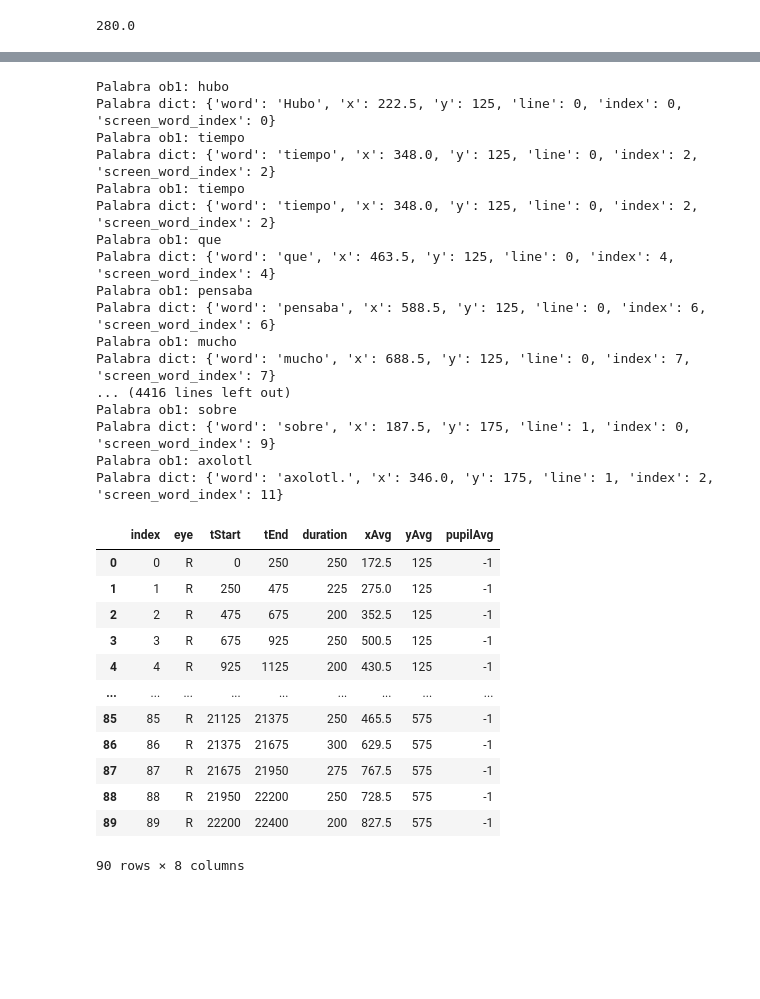
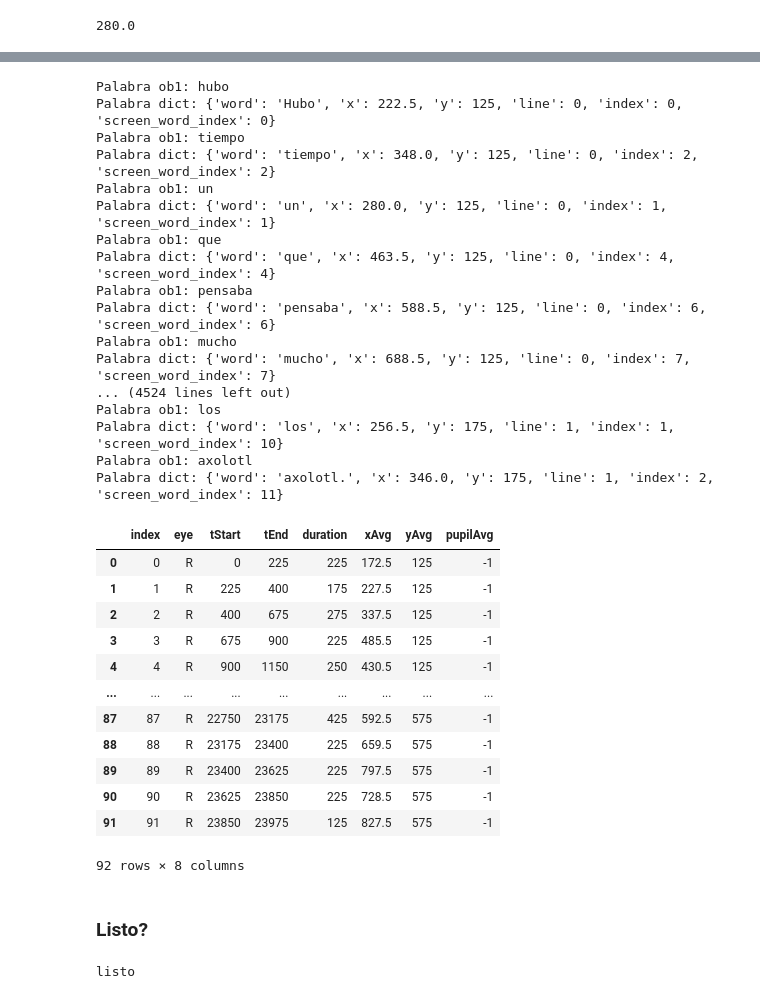
Before and after one commit to NeuroLIAA/reading-et, a Jupyter notebook: conversion/convertir.ipynb, the cells around one changed output, grey strips where cells are left out. Saved outputs shown, nothing was run; the diff lists cells and outputs as text; code cells hidden in the pictures; blank space fills up the shorter version.

```diff
--- a/conversion/convertir.ipynb
+++ b/conversion/convertir.ipynb
@@ -432,7 +446,7 @@ for i in range(df["text_id"].nunique()):
                          })
 
     output_df = pd.DataFrame(data)
-    output_dir = f"/home/lucy/Documents/facu/reading-et-main/data/processed_one/trials/DG01/Axolotl/screen_{i+1}/fixations.pkl"
+    output_dir = f"/home/lucy/Documents/facu/reading-et/data/processed/trials/{sujeto}/Axolotl/screen_{i+1}/fixations.pkl"
     if os.path.exists(output_dir):
         os.remove(output_dir)
     output_df = pd.to_pickle(output_df, output_dir)
@@ -441,33 +455,39 @@ Palabra ob1: hubo
 Palabra dict: {'word': 'Hubo', 'x': 222.5, 'y': 125, 'line': 0, 'index': 0, 'screen_word_index': 0}
 Palabra ob1: tiempo
 Palabra dict: {'word': 'tiempo', 'x': 348.0, 'y': 125, 'line': 0, 'index': 2, 'screen_word_index': 2}
-Palabra ob1: tiempo
-Palabra dict: {'word': 'tiempo', 'x': 348.0, 'y': 125, 'line': 0, 'index': 2, 'screen_word_index': 2}
+Palabra ob1: un
+Palabra dict: {'word': 'un', 'x': 280.0, 'y': 125, 'line': 0, 'index': 1, 'screen_word_index': 1}
 Palabra ob1: que
 Palabra dict: {'word': 'que', 'x': 463.5, 'y': 125, 'line': 0, 'index': 4, 'screen_word_index': 4}
 Palabra ob1: pensaba
 Palabra dict: {'word': 'pensaba', 'x': 588.5, 'y': 125, 'line': 0, 'index': 6, 'screen_word_index': 6}
 Palabra ob1: mucho
 Palabra dict: {'word': 'mucho', 'x': 688.5, 'y': 125, 'line': 0, 'index': 7, 'screen_word_index': 7}
-... (4416 lines left out)
-Palabra ob1: sobre
-Palabra dict: {'word': 'sobre', 'x': 187.5, 'y': 175, 'line': 1, 'index': 0, 'screen_word_index': 9}
+... (4524 lines left out)
+Palabra ob1: los
+Palabra dict: {'word': 'los', 'x': 256.5, 'y': 175, 'line': 1, 'index': 1, 'screen_word_index': 10}
 Palabra ob1: axolotl
 Palabra dict: {'word': 'axolotl.', 'x': 346.0, 'y': 175, 'line': 1, 'index': 2, 'screen_word_index': 11}
 # %%
-df_aver = pd.read_pickle("/home/lucy/Documents/facu/reading-et-main/data/processed_one/trials/DG01/Axolotl/screen_4/fixations.pkl")
+df_aver = pd.read_pickle(f"/home/lucy/Documents/facu/reading-et/data/processed/trials/{sujeto}/Axolotl/screen_4/fixations.pkl")
 df_aver
 # %% [output]
 |  | index | eye | tStart | tEnd | duration | xAvg | yAvg | pupilAvg |
-| 0 | 0 | R | 0 | 250 | 250 | 172.5 | 125 | -1 |
-| 1 | 1 | R | 250 | 475 | 225 | 275.0 | 125 | -1 |
-| 2 | 2 | R | 475 | 675 | 200 | 352.5 | 125 | -1 |
-| 3 | 3 | R | 675 | 925 | 250 | 500.5 | 125 | -1 |
-| 4 | 4 | R | 925 | 1125 | 200 | 430.5 | 125 | -1 |
+| 0 | 0 | R | 0 | 225 | 225 | 172.5 | 125 | -1 |
+| 1 | 1 | R | 225 | 400 | 175 | 227.5 | 125 | -1 |
+| 2 | 2 | R | 400 | 675 | 275 | 337.5 | 125 | -1 |
+| 3 | 3 | R | 675 | 900 | 225 | 485.5 | 125 | -1 |
+| 4 | 4 | R | 900 | 1150 | 250 | 430.5 | 125 | -1 |
 | ... | ... | ... | ... | ... | ... | ... | ... | ... |
-| 85 | 85 | R | 21125 | 21375 | 250 | 465.5 | 575 | -1 |
-| 86 | 86 | R | 21375 | 21675 | 300 | 629.5 | 575 | -1 |
-| 87 | 87 | R | 21675 | 21950 | 275 | 767.5 | 575 | -1 |
-| 88 | 88 | R | 21950 | 22200 | 250 | 728.5 | 575 | -1 |
-| 89 | 89 | R | 22200 | 22400 | 200 | 827.5 | 575 | -1 |
+| 87 | 87 | R | 22750 | 23175 | 425 | 592.5 | 575 | -1 |
+| 88 | 88 | R | 23175 | 23400 | 225 | 659.5 | 575 | -1 |
+| 89 | 89 | R | 23400 | 23625 | 225 | 797.5 | 575 | -1 |
+| 90 | 90 | R | 23625 | 23850 | 225 | 728.5 | 575 | -1 |
+| 91 | 91 | R | 23850 | 23975 | 125 | 827.5 | 575 | -1 |
-90 rows × 8 columns
+92 rows × 8 columns
+# %% [markdown]
+### Listo?
+# %%
+print("listo")
+# %% [output]
+listo
```
Also changed, not shown: parts of 4 cells of this notebook, 35 other files.
